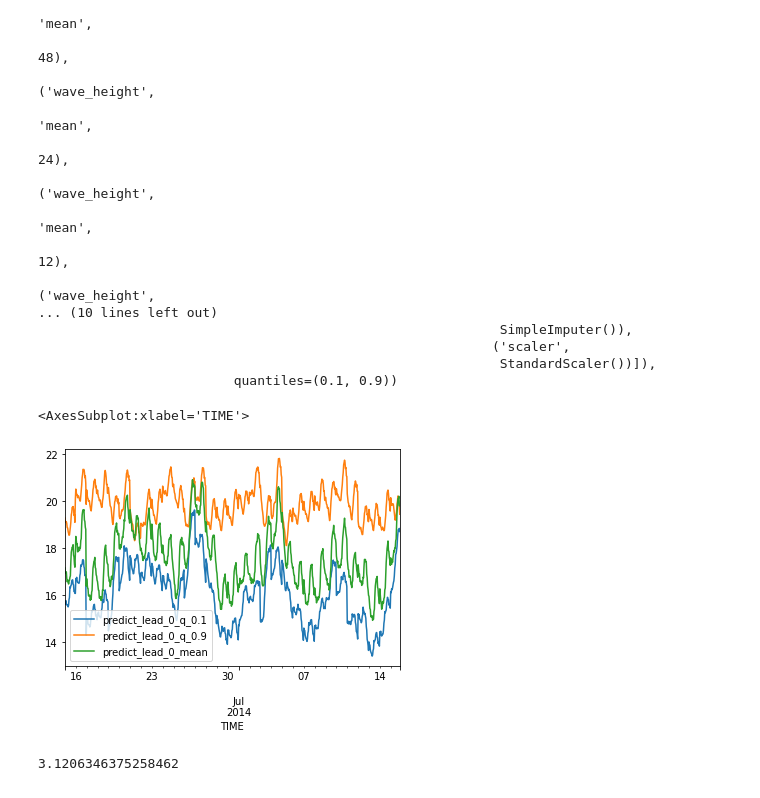
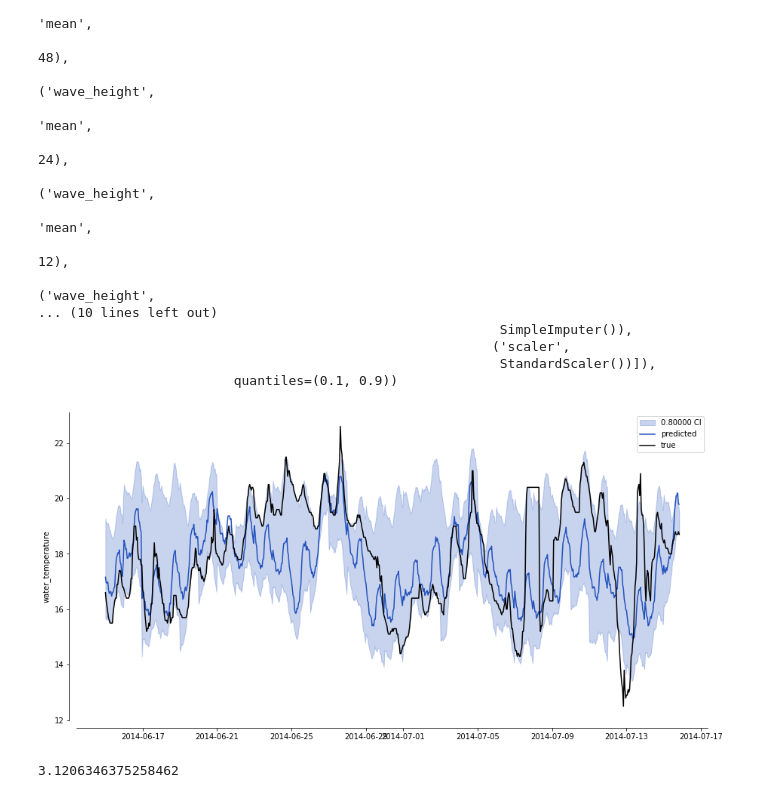
Before and after one commit to RoyalHaskoningDHV/sam, a Jupyter notebook: examples/lasso.ipynb, the cells around one changed output. Drawn from its saved outputs; the diff is of its cells as text; code cells hidden in the pictures.

```diff
--- a/examples/lasso.ipynb
+++ b/examples/lasso.ipynb
@@ -92,13 +91,17 @@ LassoTimeseriesRegressor(alpha=0.0001, average_type='median',
                                                           ('scaler',
                                                            StandardScaler())]),
                          quantiles=(0.1, 0.9))
-# %%
-pred = model.predict(X, force_monotonic_quantiles=True)
-
-pred.plot()
-# %% [output]
-<AxesSubplot:xlabel='TIME'>
-[figure, removed]
+# %%
+import matplotlib.pyplot as plt
+from sam.visualization import sam_quantile_plot
+
+
+pred = model.predict(X, force_monotonic_quantiles=True)
+
+sam_quantile_plot(y, pred)
+plt.show()
+# %% [output]
+[figure, added]
 # %%
 model.score(X, y)
 # %% [output]
```
Also changed, not shown: parts of 2 cells of this notebook, 1 other file.
